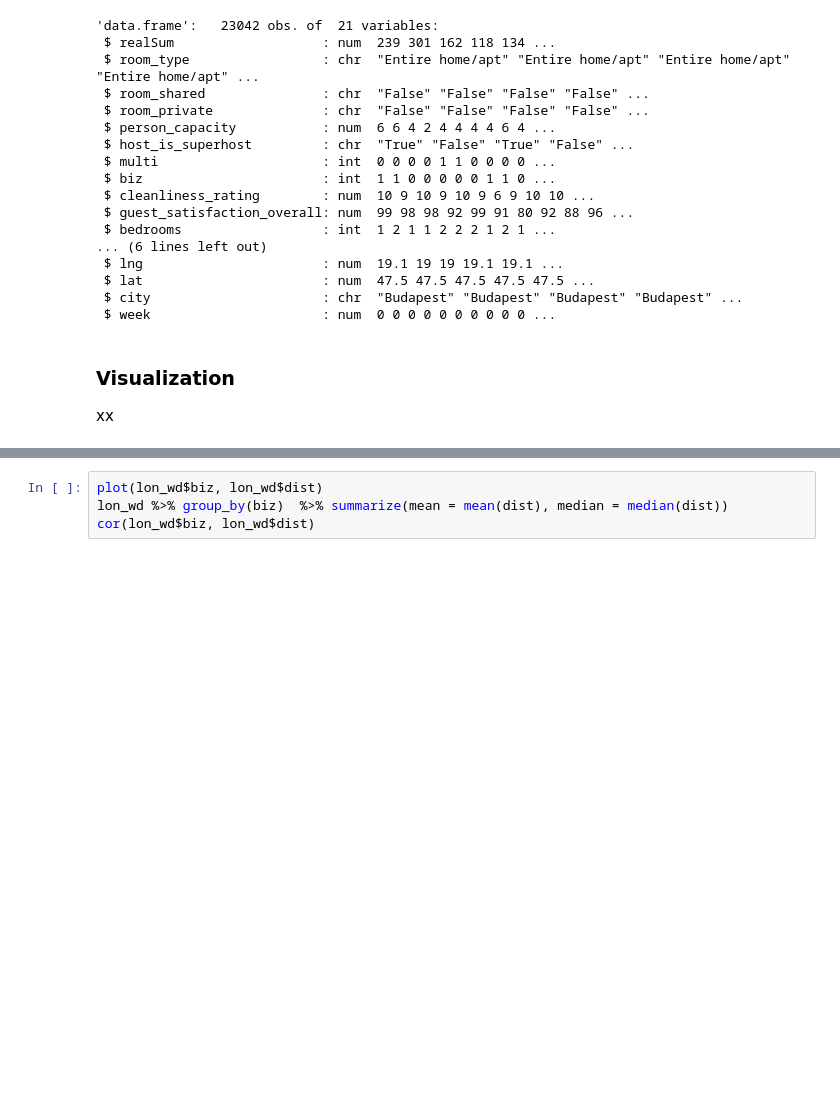
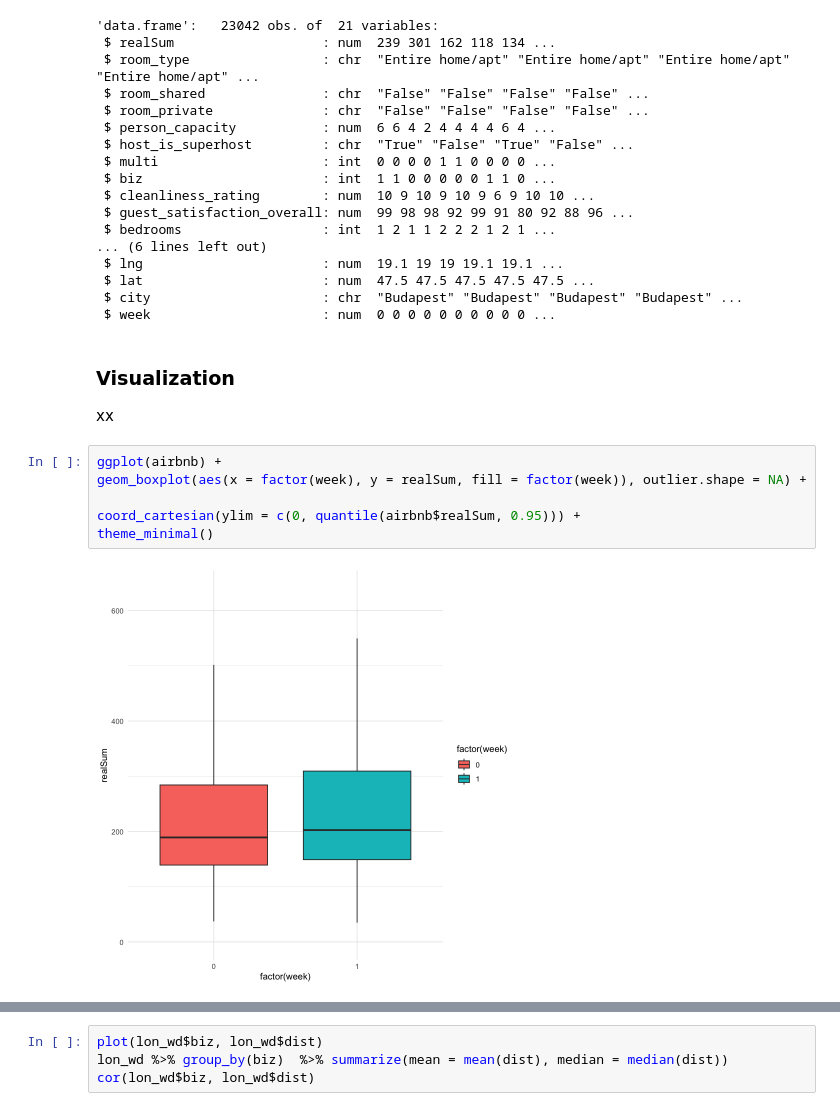
Before and after one commit to shivani-aggarw/stat301, a Jupyter notebook: data_explore.ipynb, the cells around one changed output, grey strips where cells are left out. Drawn from its saved outputs; the diff is of its cells as text; blank space fills up the shorter version.

Commit message:
visualization in progress

```diff
--- a/data_explore.ipynb
+++ b/data_explore.ipynb
@@ -141,3 +157,11 @@ str(airbnb)
 # %% [markdown]
 ### Visualization
 xx
+# %%
+ggplot(airbnb) +
+geom_boxplot(aes(x = factor(week), y = realSum, fill = factor(week)), outlier.shape = NA) +
+
+coord_cartesian(ylim = c(0, quantile(airbnb$realSum, 0.95))) +
+theme_minimal()
+# %% [output]
+[figure, added]
```
Also changed, not shown: parts of 16 cells of this notebook.
